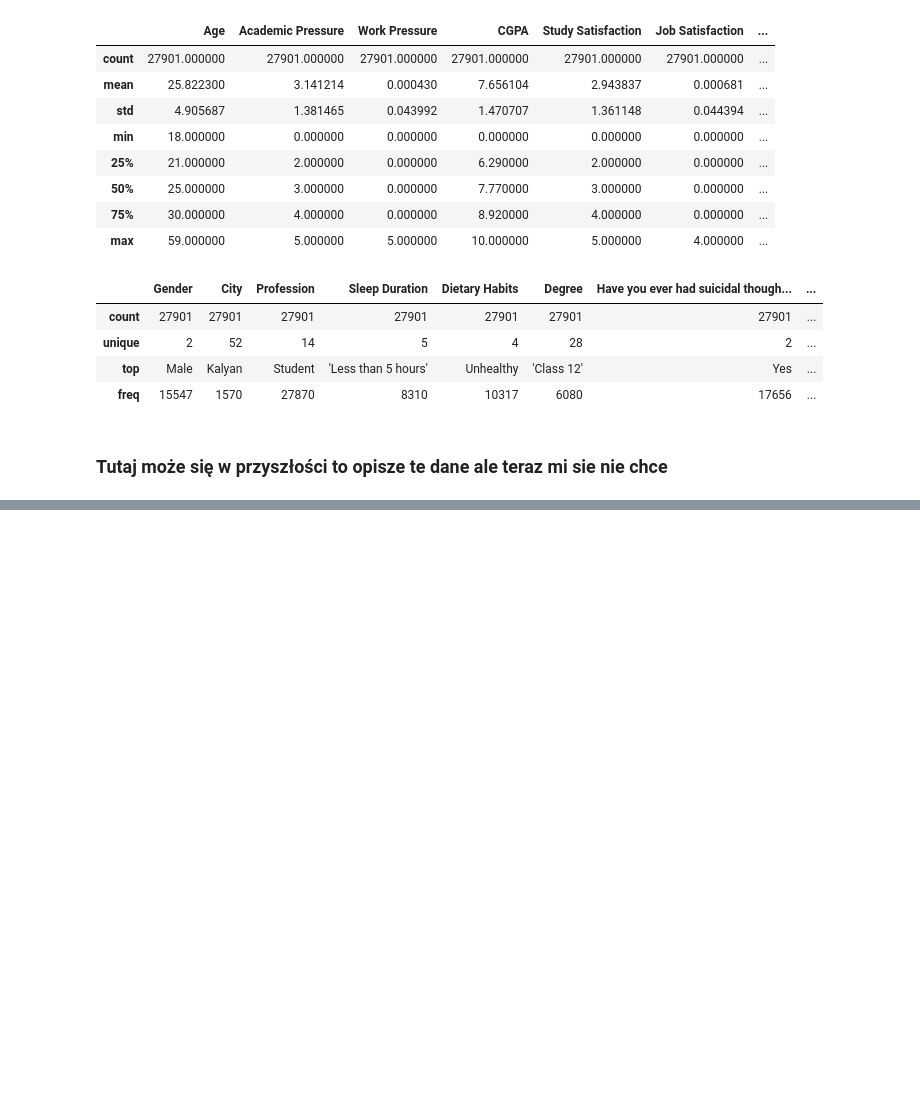
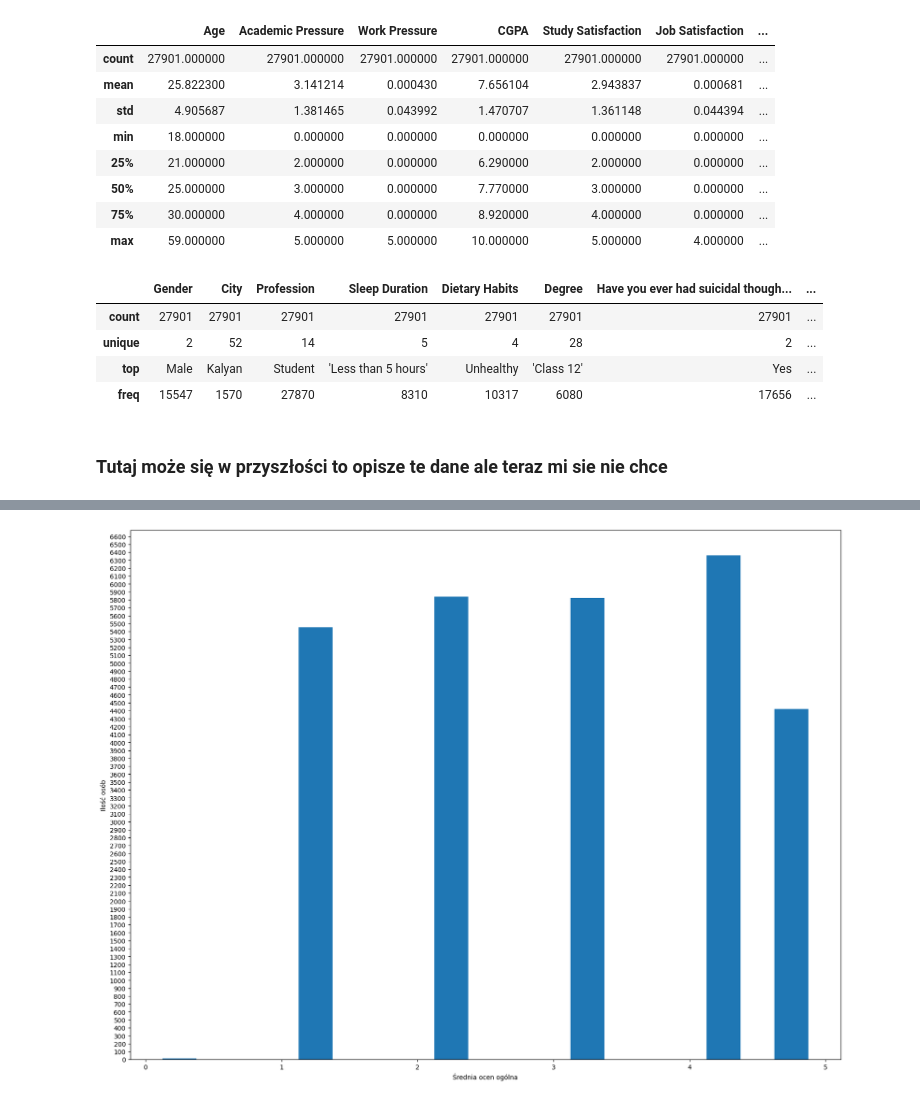
Before and after one commit to Suleyyy/ML_Depresja, a Jupyter notebook: Klasyfikacja_depresji.ipynb, the cells around one changed output, grey strips where cells are left out. Drawn from its saved outputs; the diff is of its cells as text; code cells hidden in the pictures; blank space fills up the shorter version.

```diff
--- a/Klasyfikacja_depresji.ipynb
+++ b/Klasyfikacja_depresji.ipynb
@@ -104,0 +114,9 @@ plt.locator_params('y', nbins=100)
+# %%
+plt.figure(figsize=(20,15))
+plt.hist(data['Study Satisfaction'], bins=10, rwidth=0.5)
+plt.ylabel('Ilość osób')
+plt.xlabel('Średnia ocen ogólna')
+plt.locator_params('x', nbins=10)
+plt.locator_params('y', nbins=100)
+# %% [output]
+[figure, added]
```
Also changed, not shown: parts of 5 cells of this notebook.
